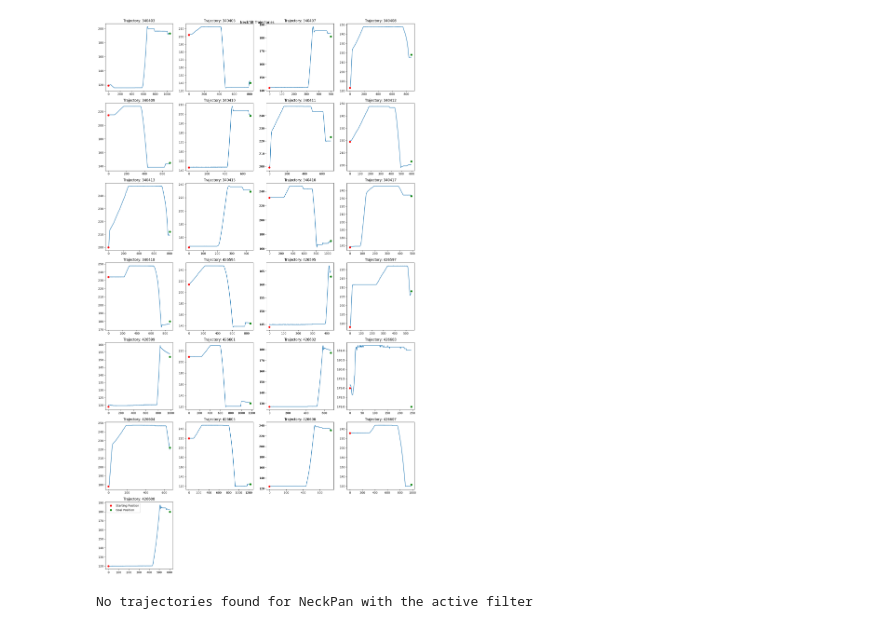
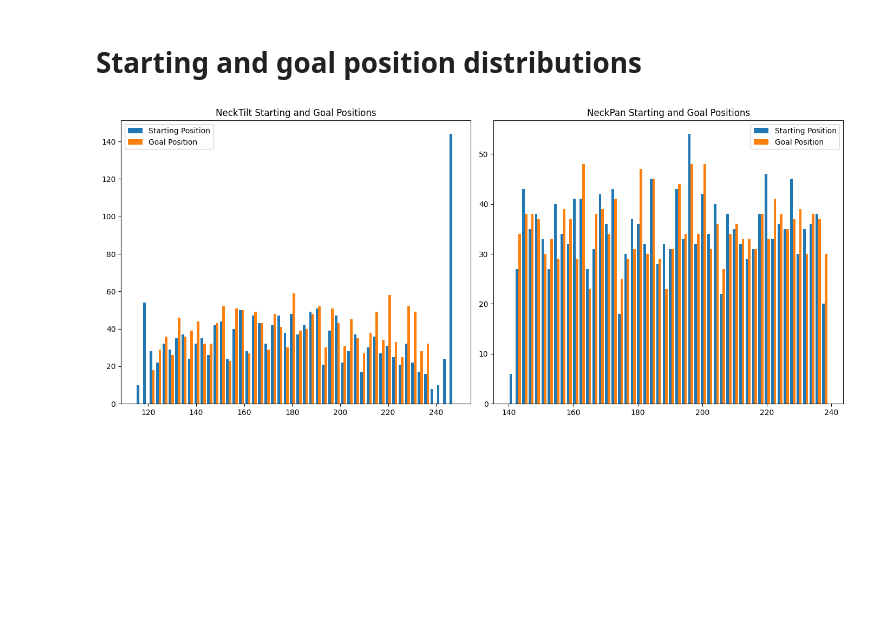
Before and after one commit to ikaros-project/ikaros, a Jupyter notebook: Source/Modules/RobotModules/CompliantRobot/CurrentPositionMapping/PlotTrajectories.ipynb, the cells around one changed output. Drawn from its saved outputs; the diff is of its cells as text; code cells hidden in the pictures; blank space fills up the shorter version.

```diff
--- a/Source/Modules/RobotModules/CompliantRobot/CurrentPositionMapping/PlotTrajectories.ipynb
+++ b/Source/Modules/RobotModules/CompliantRobot/CurrentPositionMapping/PlotTrajectories.ipynb
@@ -177,8 +250,23 @@ plot_one_trajectory(trajectories, mapping_metrics, 426594, 'NeckTilt')
-# %%
-plot_one_servo_traj(all_trajectories, mapping_metrics, 'NeckTilt', 4, filter_by_overshot)
-# %% [output]
-[figure, removed]
-# %%
-plot_one_servo_traj(trajectories, mapping_metrics, 'NeckPan', 4, filter_by_overshot)
-# %% [output]
-No trajectories found for NeckPan with the active filter
+# %% [markdown]
+# Starting and goal position distributions
+# %%
+fig, axs = plt.subplots(1, 2, figsize=(14, 6))
+
+# Plot for NeckTilt
+starting_positions_tilt = [mapping_metrics[key]['StartingPosition'][servoIndices['NeckTilt']] for key in mapping_metrics]
+goal_positions_tilt = [mapping_metrics[key]['GoalPosition'][servoIndices['NeckTilt']] for key in mapping_metrics]
+axs[0].hist([starting_positions_tilt, goal_positions_tilt], bins=50, label=['Starting Position', 'Goal Position'])
+axs[0].set_title('NeckTilt Starting and Goal Positions')
+axs[0].legend()
+
+# Plot for NeckPan
+starting_positions_pan = [mapping_metrics[key]['StartingPosition'][servoIndices['NeckPan']] for key in mapping_metrics]
+goal_positions_pan = [mapping_metrics[key]['GoalPosition'][servoIndices['NeckPan']] for key in mapping_metrics]
+axs[1].hist([starting_positions_pan, goal_positions_pan], bins=50, label=['Starting Position', 'Goal Position'])
+axs[1].set_title('NeckPan Starting and Goal Positions')
+axs[1].legend()
+
+plt.tight_layout()
+plt.show()
+# %% [output]
+[figure, added]
```
Also changed, not shown: parts of 18 cells of this notebook, 6 other files.
